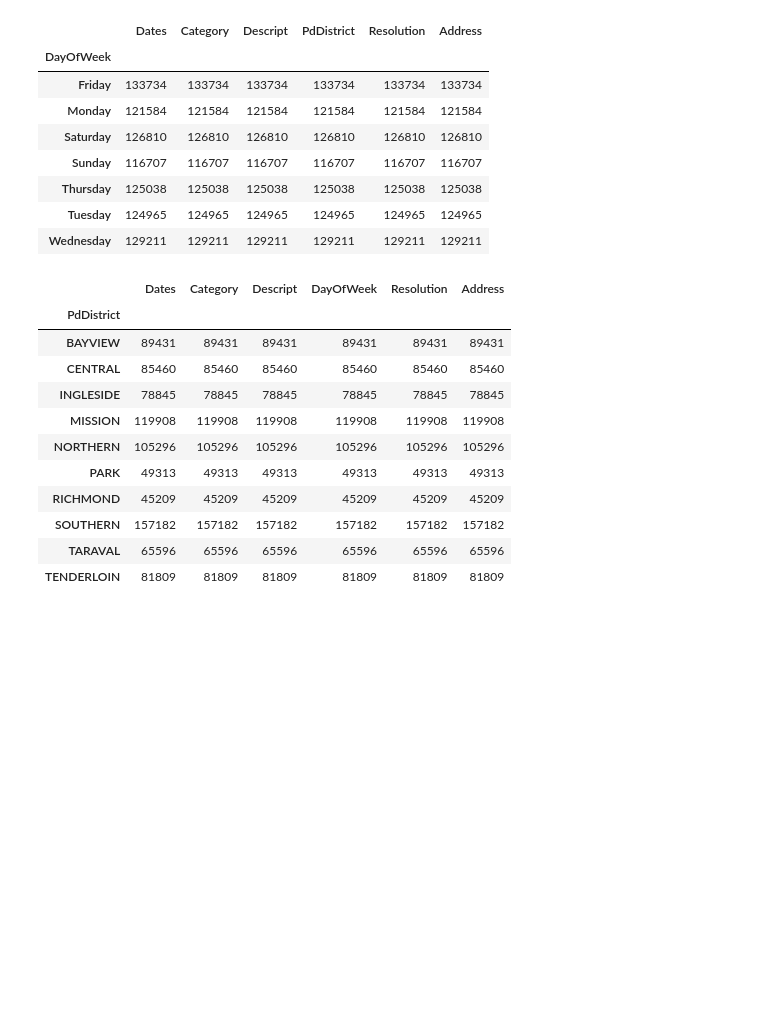
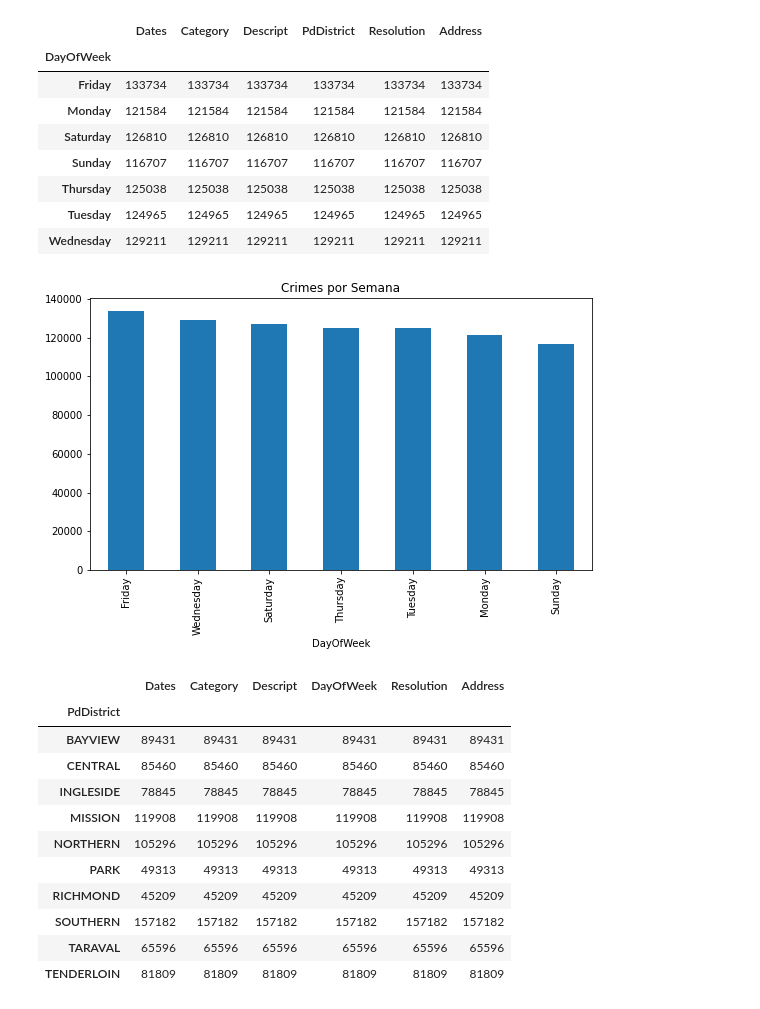
Before and after one commit to AndreiaJSilva/ConhecendoGit, a Jupyter notebook: AnaliseSF2.ipynb, the cells around one changed output. Drawn from its saved outputs; the diff is of its cells as text; code cells hidden in the pictures; blank space fills up the shorter version.

```diff
--- a/AnaliseSF2.ipynb
+++ b/AnaliseSF2.ipynb
@@ -124,4 +126,11 @@ dadosCrime2.groupby('DayOfWeek').count()
 | Thursday | 125038 | 125038 | 125038 | 125038 | 125038 | 125038 |
 | Tuesday | 124965 | 124965 | 124965 | 124965 | 124965 | 124965 |
 | Wednesday | 129211 | 129211 | 129211 | 129211 | 129211 | 129211 |
+# %%
+#gráfico por semana
+plt.title('Crimes por Semana')
+dadosCrime2.groupby(['DayOfWeek']).DayOfWeek.count().sort_values(ascending=False).plot(kind='bar', figsize=(9,5))
+plt.show()
+# %% [output]
+[figure, added]
 # %%
```
Also changed, not shown: parts of 7 cells of this notebook, 1 other file.
